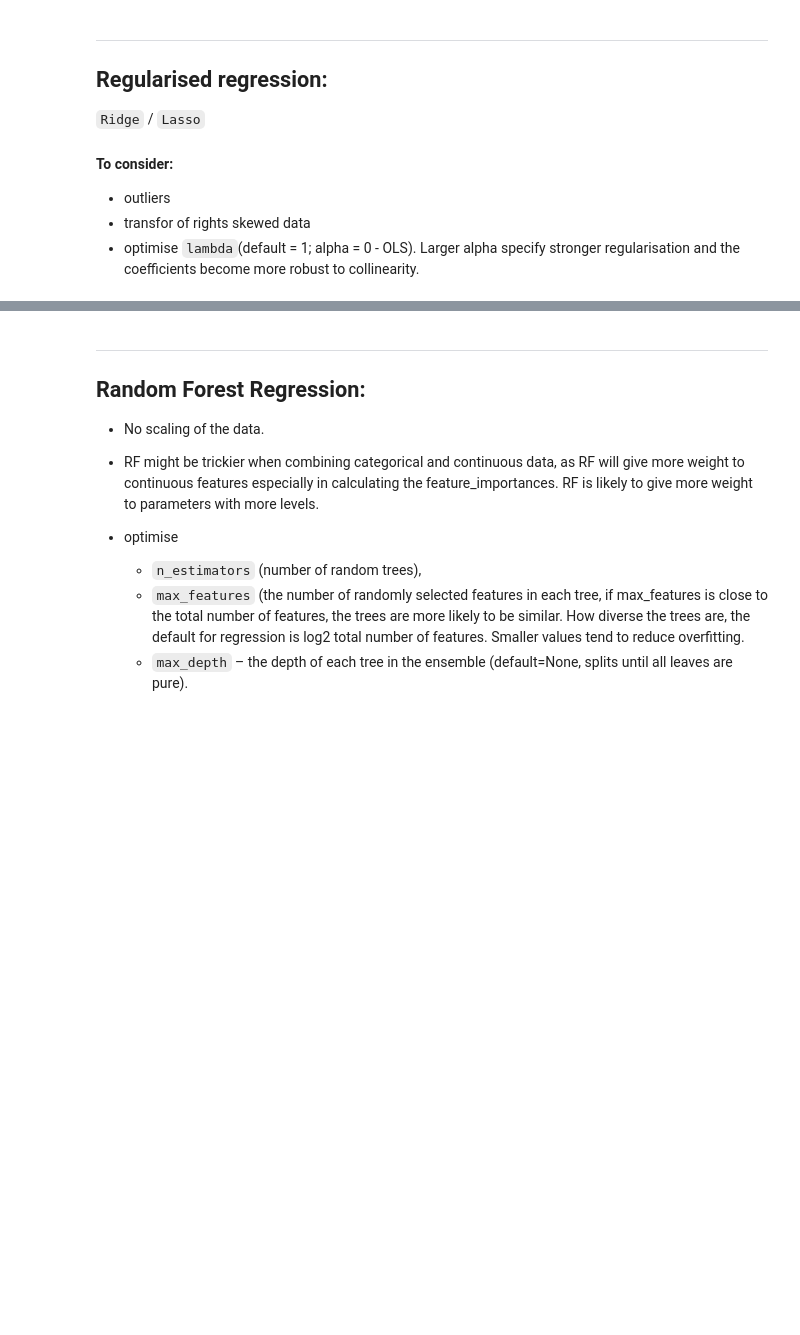
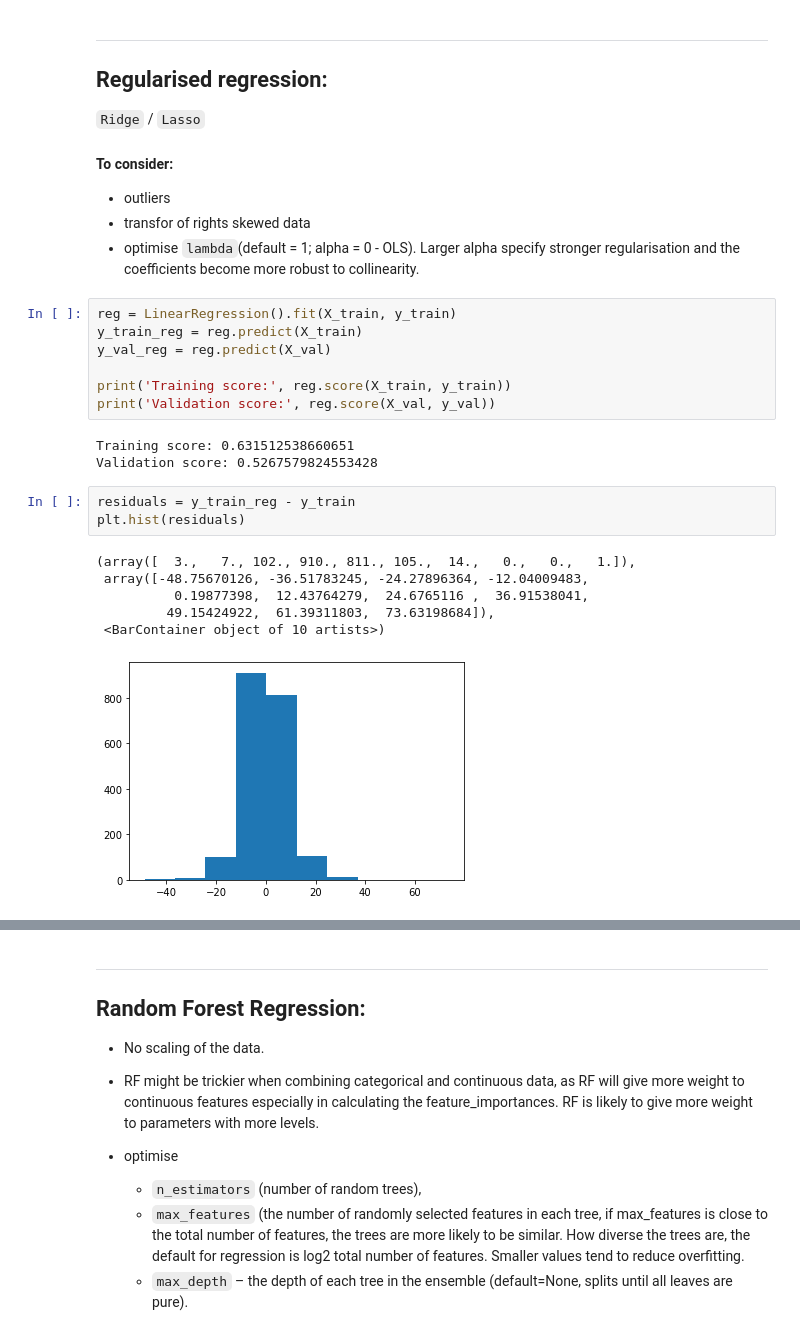
Before and after one commit to ralidimitrova/DS4A_team27, a Jupyter notebook: prediction_modelling/prediction_modelling.ipynb, the cells around one changed output, grey strips where cells are left out. Saved outputs shown, nothing was run; the diff lists cells and outputs as text; blank space fills up the shorter version.

```diff
--- a/prediction_modelling/prediction_modelling.ipynb
+++ b/prediction_modelling/prediction_modelling.ipynb
@@ -141,3 +149,23 @@ X_val = X_val_fips.drop(columns = ['fips','state', 'county'])
 - outliers
 - transfor of rights skewed data
 - optimise `lambda`(default = 1; alpha = 0 - OLS). Larger alpha specify stronger regularisation and the coefficients become more robust to collinearity.
+# %%
+reg = LinearRegression().fit(X_train, y_train)
+y_train_reg = reg.predict(X_train)
+y_val_reg = reg.predict(X_val)
+
+print('Training score:', reg.score(X_train, y_train))
+print('Validation score:', reg.score(X_val, y_val))
+# %% [output]
+Training score: 0.631512538660651
+Validation score: 0.5267579824553428
+# %%
+residuals = y_train_reg - y_train
+plt.hist(residuals)
+# %% [output]
+(array([  3.,   7., 102., 910., 811., 105.,  14.,   0.,   0.,   1.]),
+ array([-48.75670126, -36.51783245, -24.27896364, -12.04009483,
+          0.19877398,  12.43764279,  24.6765116 ,  36.91538041,
+         49.15424922,  61.39311803,  73.63198684]),
+ <BarContainer object of 10 artists>)
+[figure, added]
```
Also changed, not shown: parts of 14 cells of this notebook.
